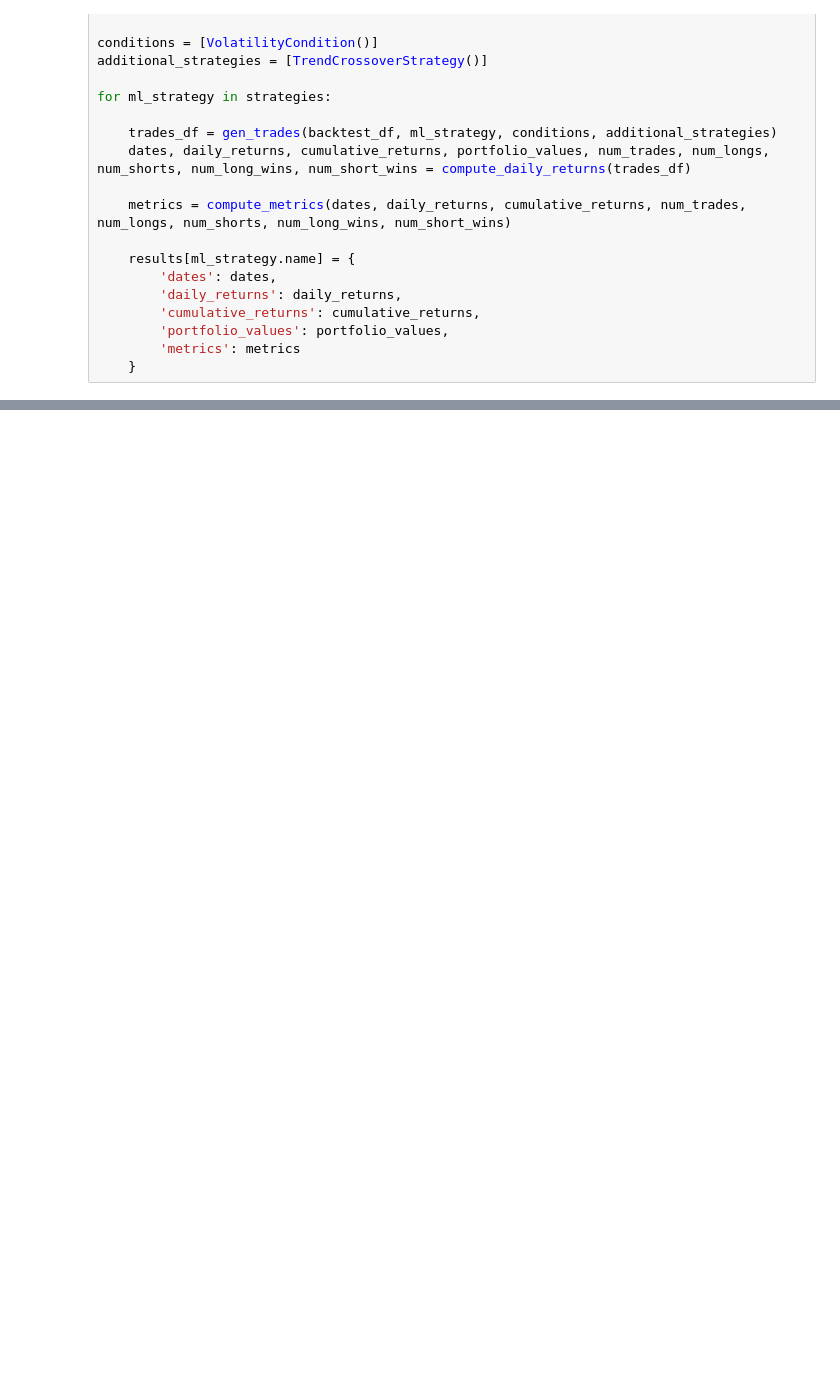
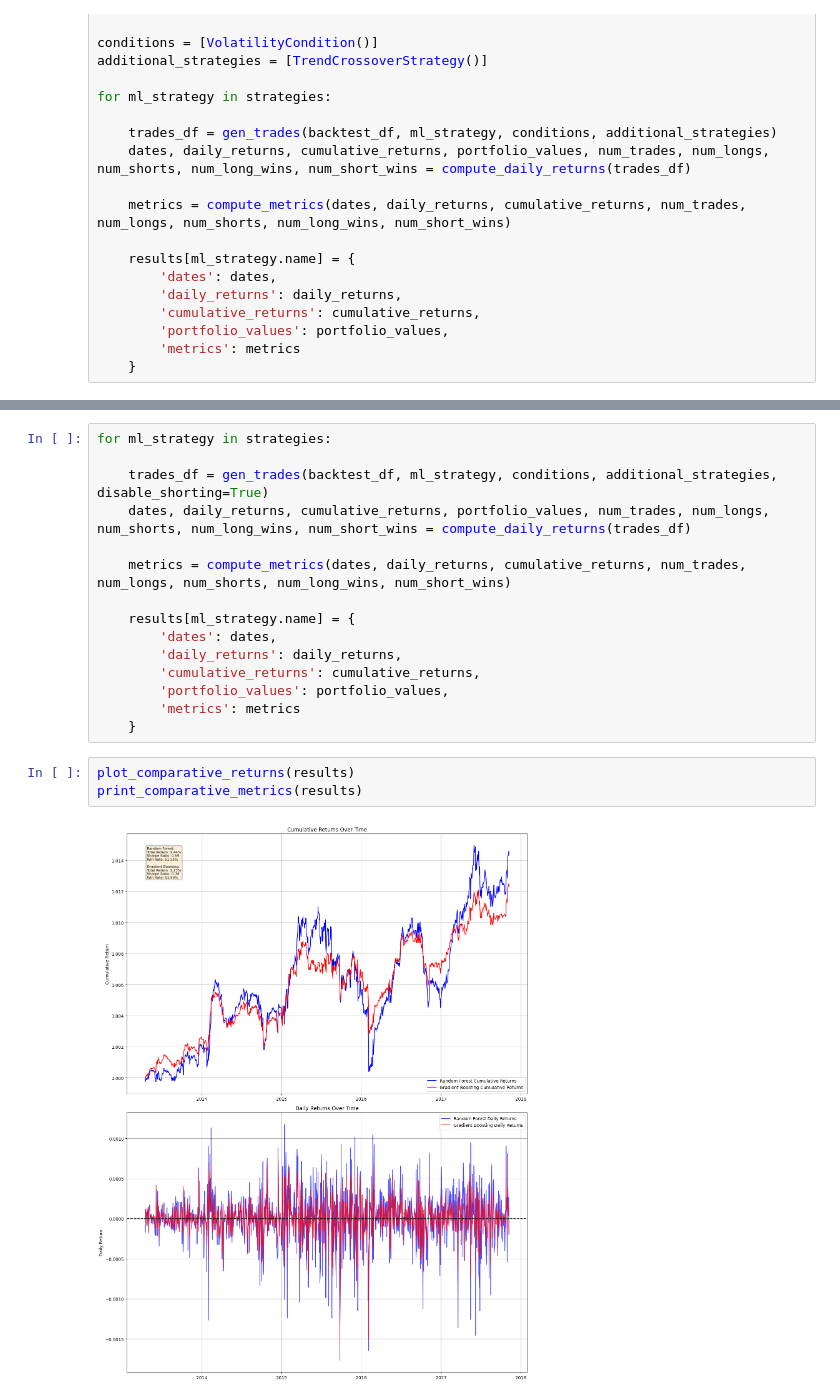
Before and after one commit to Dylan-Harden3/TradingStrategies, a Jupyter notebook: ensembles.ipynb, the cells around one changed output, grey strips where cells are left out. Cells and saved outputs as stored; diff of their text form; blank space fills up the shorter version.

Commit message:
added documentation and tried no shorting

```diff
--- a/ensembles.ipynb
+++ b/ensembles.ipynb
@@ -149,0 +150,20 @@ Short Win Rate: 0.4829
+# %%
+for ml_strategy in strategies:
+
+    trades_df = gen_trades(backtest_df, ml_strategy, conditions, additional_strategies, disable_shorting=True)
+    dates, daily_returns, cumulative_returns, portfolio_values, num_trades, num_longs, num_shorts, num_long_wins, num_short_wins = compute_daily_returns(trades_df)
+
+    metrics = compute_metrics(dates, daily_returns, cumulative_returns, num_trades, num_longs, num_shorts, num_long_wins, num_short_wins)
+
+    results[ml_strategy.name] = {
+        'dates': dates,
+        'daily_returns': daily_returns,
+        'cumulative_returns': cumulative_returns,
+        'portfolio_values': portfolio_values,
+        'metrics': metrics
+    }
+# %%
+plot_comparative_returns(results)
+print_comparative_metrics(results)
+# %% [output]
+[figure, added]
```
Also changed, not shown: parts of 3 cells of this notebook, 4 other files.
